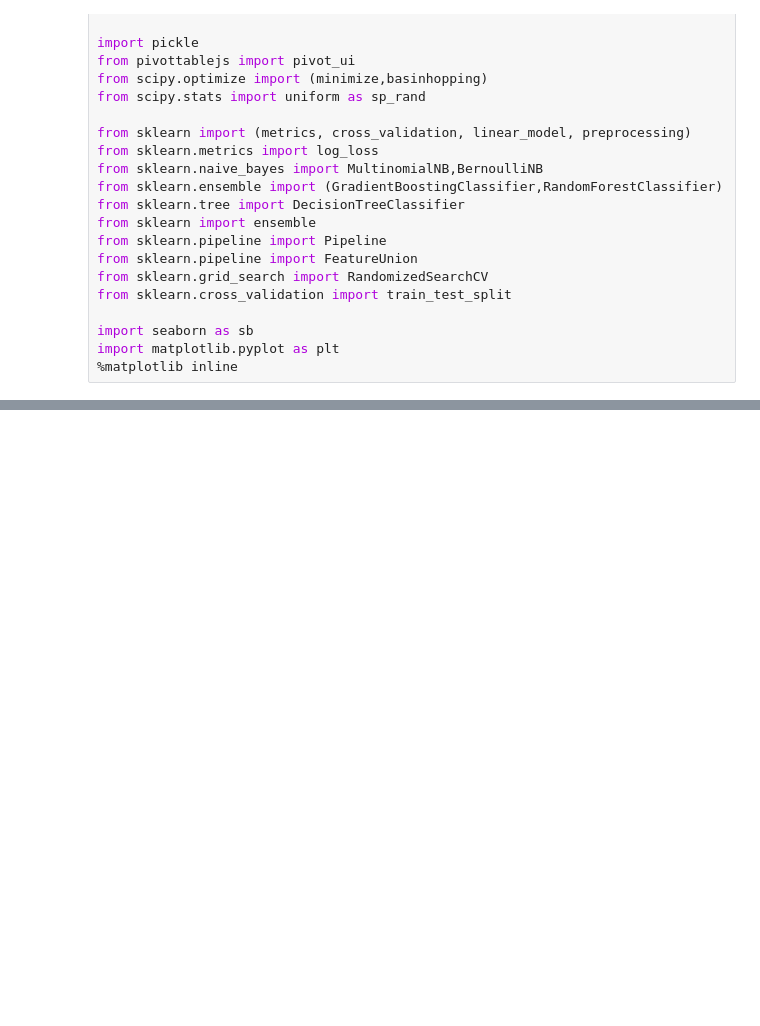
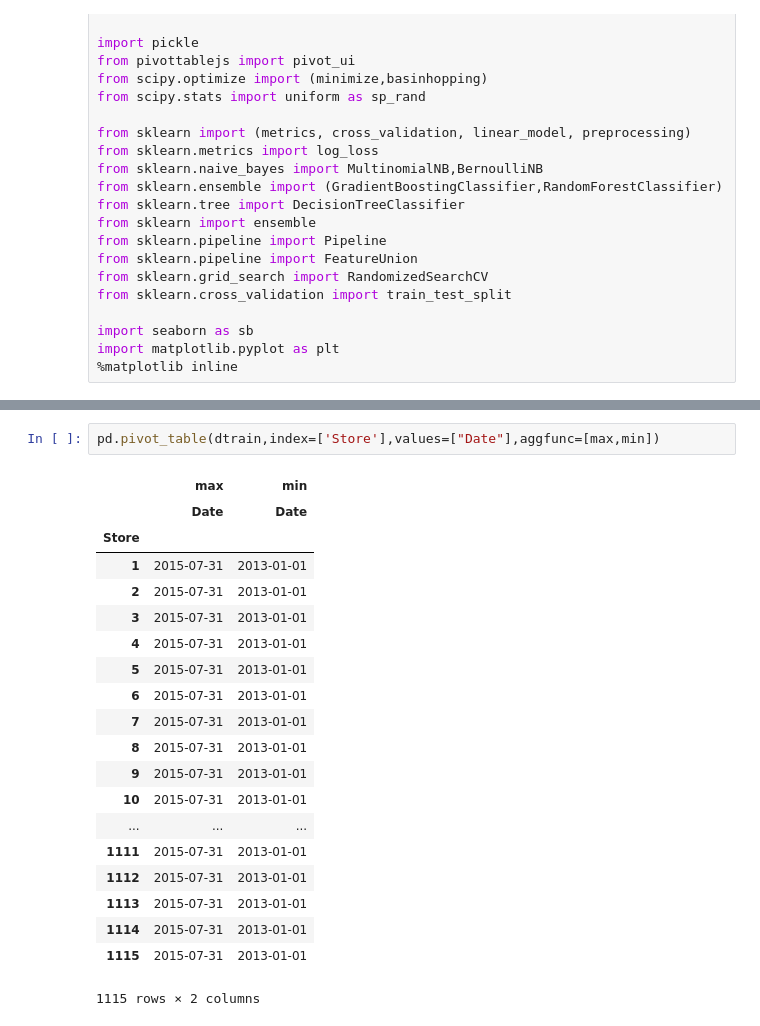
Before and after one commit to chenjennhaur/machinelearning, a Jupyter notebook: rossmann.ipynb, the cells around one changed output, grey strips where cells are left out. Saved outputs shown, nothing was run; the diff lists cells and outputs as text; blank space fills up the shorter version.

```diff
--- a/rossmann.ipynb
+++ b/rossmann.ipynb
@@ -86,0 +90,23 @@ memory usage: 2.2+ MB
+# %%
+pd.pivot_table(dtrain,index=['Store'],values=["Date"],aggfunc=[max,min])
+# %% [output]
+|  | max | min |
+|  | Date | Date |
+| Store |  |  |
+| 1 | 2015-07-31 | 2013-01-01 |
+| 2 | 2015-07-31 | 2013-01-01 |
+| 3 | 2015-07-31 | 2013-01-01 |
+| 4 | 2015-07-31 | 2013-01-01 |
+| 5 | 2015-07-31 | 2013-01-01 |
+| 6 | 2015-07-31 | 2013-01-01 |
+| 7 | 2015-07-31 | 2013-01-01 |
+| 8 | 2015-07-31 | 2013-01-01 |
+| 9 | 2015-07-31 | 2013-01-01 |
+| 10 | 2015-07-31 | 2013-01-01 |
+| ... | ... | ... |
+| 1111 | 2015-07-31 | 2013-01-01 |
+| 1112 | 2015-07-31 | 2013-01-01 |
+| 1113 | 2015-07-31 | 2013-01-01 |
+| 1114 | 2015-07-31 | 2013-01-01 |
+| 1115 | 2015-07-31 | 2013-01-01 |
+1115 rows × 2 columns
```
Also changed, not shown: parts of 10 cells of this notebook.
